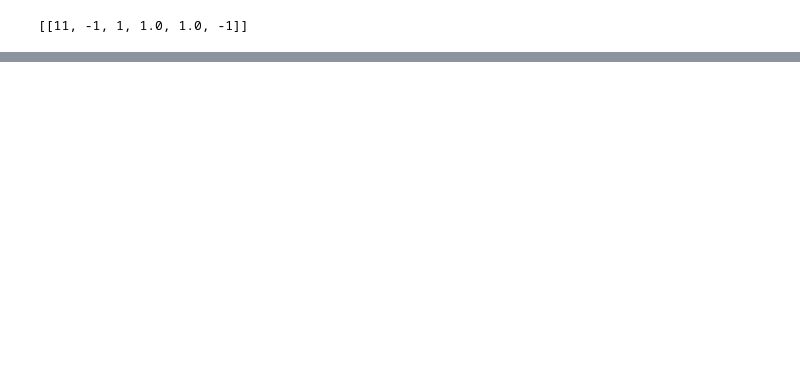
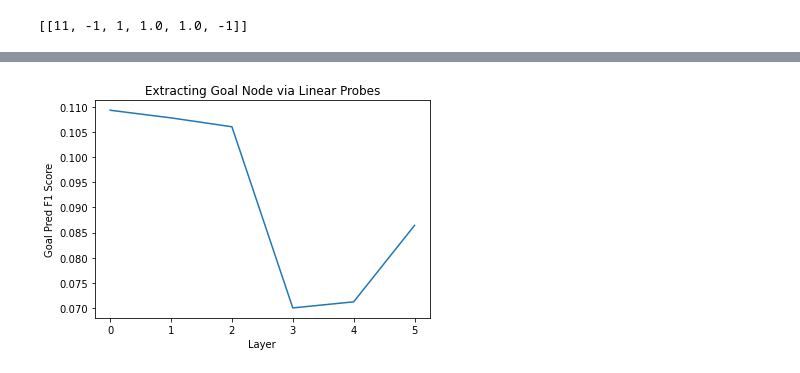
Before and after one commit to ADInterpretabilityTeam/AlgorithmDistillationInterpretability, a Jupyter notebook: experiments.ipynb, the cells around one changed output, grey strips where cells are left out. Drawn from its saved outputs; the diff is of its cells as text; code cells hidden in the pictures; blank space fills up the shorter version.

```diff
--- a/experiments.ipynb
+++ b/experiments.ipynb
@@ -357,0 +509,29 @@ display_head(cache, labels, 2, 0, 3)
+# %%
+train_dataset.set_current_label("goal")
+test_dataset.set_current_label("goal")
+
+# Train a probe for each layer
+layer_loss = []
+for layer in range(model.transformer_config.n_layers):
+    # Train probe
+    train_dataset.set_current_layer(layer)
+    X, y = train_dataset[:]
+    X = X.numpy()
+    y = y.numpy().argmax(axis=-1)
+    probe = SGDClassifier().fit(X, y)
+    # Test probe
+    test_dataset.set_current_layer(layer)
+    X, y = test_dataset[:]
+    X = X.numpy()
+    y = y.numpy().argmax(axis=-1)
+    y_pred = probe.predict(X)
+    loss = f1_score(y, y_pred, average="macro")
+    layer_loss.append(loss)
+# %%
+plt.plot(layer_loss)
+plt.xlabel("Layer")
+plt.ylabel("Goal Pred F1 Score")
+plt.title("Extracting Goal Node via Linear Probes")
+plt.show()
+# %% [output]
+[figure, added]
```
Also changed, not shown: parts of 23 cells of this notebook.
